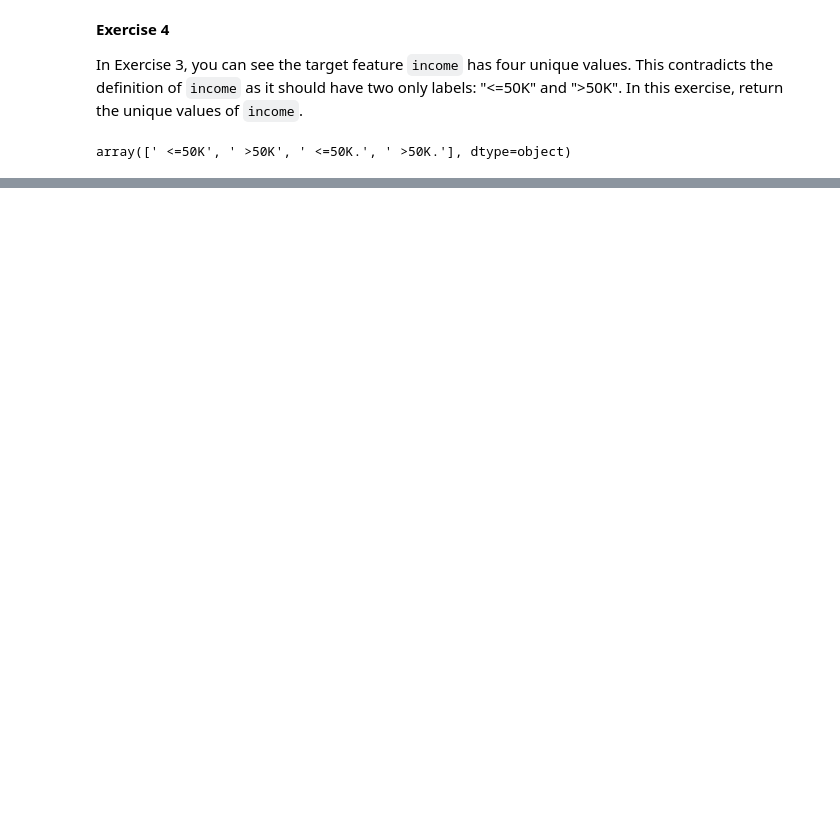
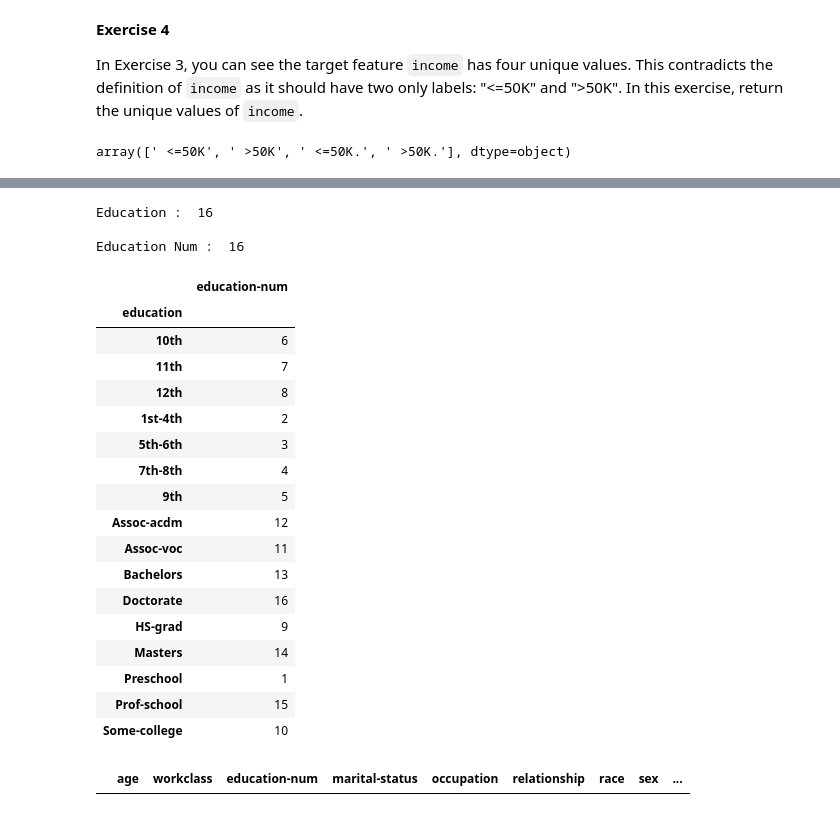
Before and after one commit to piyushthaware/Machine_Learning, a Jupyter notebook: ML_preprocessing.ipynb, the cells around one changed output, grey strips where cells are left out. Saved outputs shown, nothing was run; the diff lists cells and outputs as text; code cells hidden in the pictures; blank space fills up the shorter version.

```diff
--- a/ML_preprocessing.ipynb
+++ b/ML_preprocessing.ipynb
@@ -149,0 +170,10 @@ array([' <=50K', ' >50K', ' <=50K.', ' >50K.'], dtype=object)
+# %%
+Categorical_col = ['workclass','education','marital-status','occupation','relationship','race','sex','native_country']
+for col in Categorical_col:
+    print('Unique values of "'+col+'" before removing extra space')
+    print(df[col].unique(),'\n')
+
+    df[col]=df[col].str.strip()
+
+    print('\n','Unique values of "'+col+'" after removing extra space::',)
+    print(df[col].unique(),'\n')
@@ -149,0 +231,6 @@ array([' <=50K', ' >50K', ' <=50K.', ' >50K.'], dtype=object)
+# %%
+df = df[df['workclass'] != '?']
+df = df[df['occupation'] != '?']
+df = df[df['native_country'] != '?']
+
+df.shape
@@ -149,0 +255,3 @@ array([' <=50K', ' >50K', ' <=50K.', ' >50K.'], dtype=object)
+# %%
+df.loc[df['native_country'] != 'United-States', 'native_country'] = 'other'
+df.loc[df['race'] != 'White', 'race'] = 'other'
@@ -149,0 +275,3 @@ array([' <=50K', ' >50K', ' <=50K.', ' >50K.'], dtype=object)
+# %%
+df = df.drop(columns='fnlwgt')
+df.head(0)
@@ -149,0 +284,33 @@ array([' <=50K', ' >50K', ' <=50K.', ' >50K.'], dtype=object)
+# %%
+print('Education : ',len(df['education'].unique()),'\n')
+print('Education Num : ',len(df['education-num'].unique()))
+# %% [output]
+Education :  16
+
+Education Num :  16
+# %%
+pd.pivot_table(df[['education-num', 'education']], values='education-num',  index='education')
+# %% [output]
+|  | education-num |
+| education |  |
+| 10th | 6 |
+| 11th | 7 |
+| 12th | 8 |
+| 1st-4th | 2 |
+| 5th-6th | 3 |
+| 7th-8th | 4 |
+| 9th | 5 |
+| Assoc-acdm | 12 |
+| Assoc-voc | 11 |
+| Bachelors | 13 |
+| Doctorate | 16 |
+| HS-grad | 9 |
+| Masters | 14 |
+| Preschool | 1 |
+| Prof-school | 15 |
+| Some-college | 10 |
+# %%
+df = df.drop(columns='education')
+df.head(0)
+# %% [output]
+|  | age | workclass | education-num | marital-status | occupation | relationship | race | sex | ... |
```
Also changed, not shown: parts of 26 cells of this notebook.
